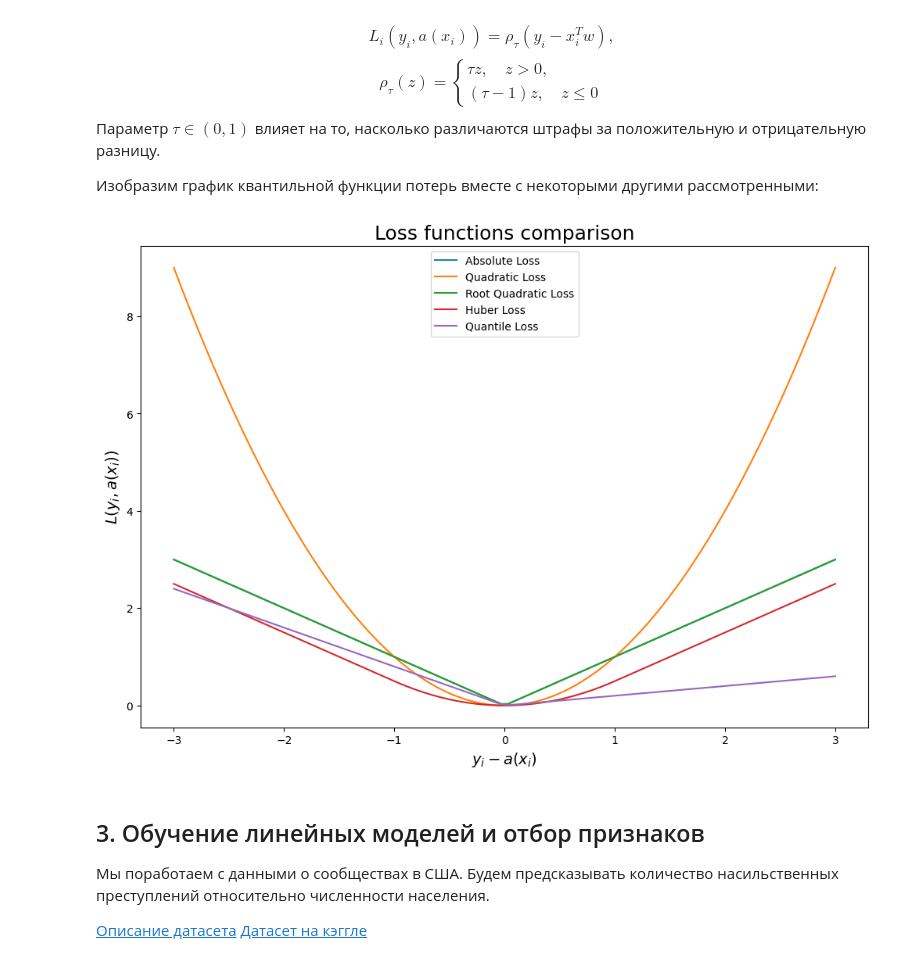
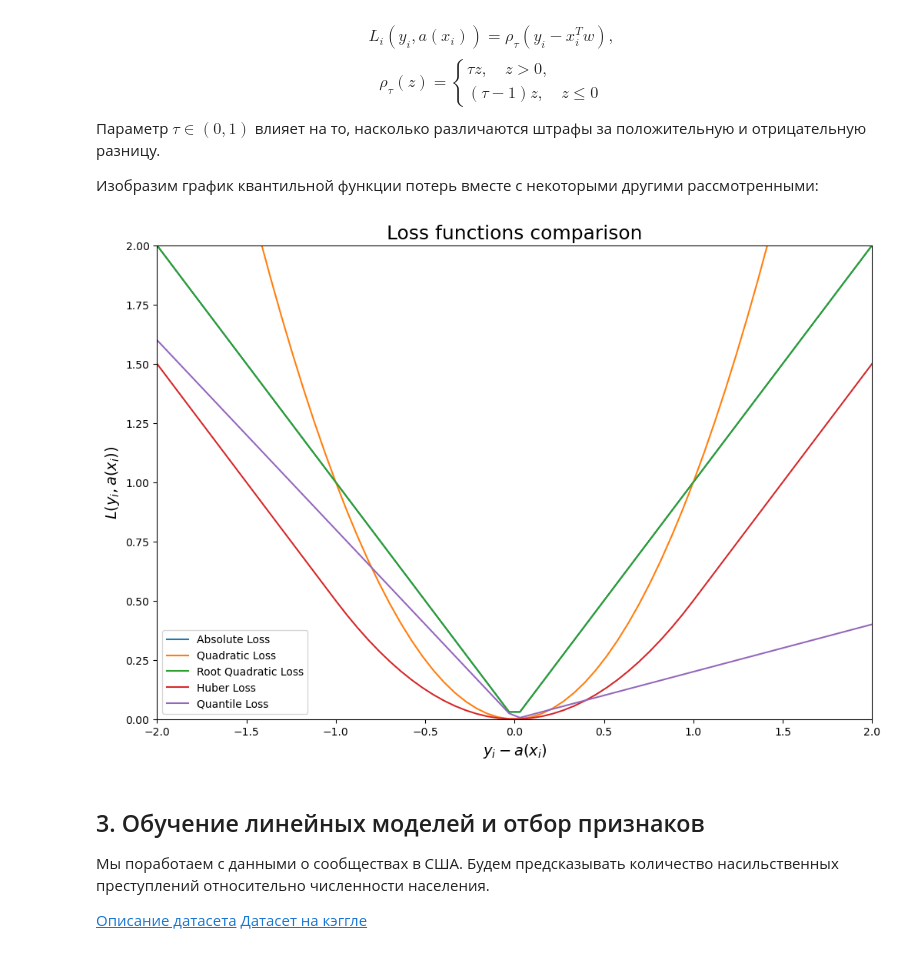
Before and after one commit to Melekh11/ida_hv, a Jupyter notebook: sem6/sem06_linreg_solution.ipynb, the cells around one changed output. Cells and saved outputs as stored; diff of their text form; code cells hidden in the pictures.

```diff
--- a/sem6/sem06_linreg_solution.ipynb
+++ b/sem6/sem06_linreg_solution.ipynb
@@ -398,29 +393,31 @@ $$\rho_\tau(z) = \begin{cases} \tau z, \quad z > 0, \\ (\tau - 1) z, \quad z \le
 # %%
 grid = np.linspace(-3, 3, 100)
 quantile_tau = 0.2
 mse_loss = grid**2
 rmse_loss = np.sqrt(mse_loss)
 mae_loss = np.abs(grid)
 huber_loss = (
     0.5 * mse_loss * (grid >= -1) * (grid <= 1)
     + (mae_loss - 0.5) * (grid < -1)
     + (mae_loss - 0.5) * (grid > 1)
 )
 quantile_loss = quantile_tau * grid * (grid > 0) + (quantile_tau - 1) * grid * (
     grid <= 0
 )
 plt.plot(grid, mae_loss, label="Absolute Loss")
 plt.plot(grid, mse_loss, label="Quadratic Loss")
 plt.plot(grid, rmse_loss, label="Root Quadratic Loss")
 plt.plot(grid, huber_loss, label="Huber Loss")
 plt.plot(grid, quantile_loss, label="Quantile Loss")
 plt.xlabel("$y_i - a(x_i)$", fontsize=14)
 plt.ylabel("$L(y_i, a(x_i))$", fontsize=14)
 plt.title("Loss functions comparison", fontsize=18)
 plt.legend()
+plt.ylim(0, 2)
+plt.xlim(-2, 2)
 plt.show()
 # %% [output]
-[figure, old version]
+[figure, new version]
 # %% [markdown]
 ## 3. Обучение линейных моделей и отбор признаков
 
```
Also changed, not shown: parts of 23 cells of this notebook, 12 other files.
